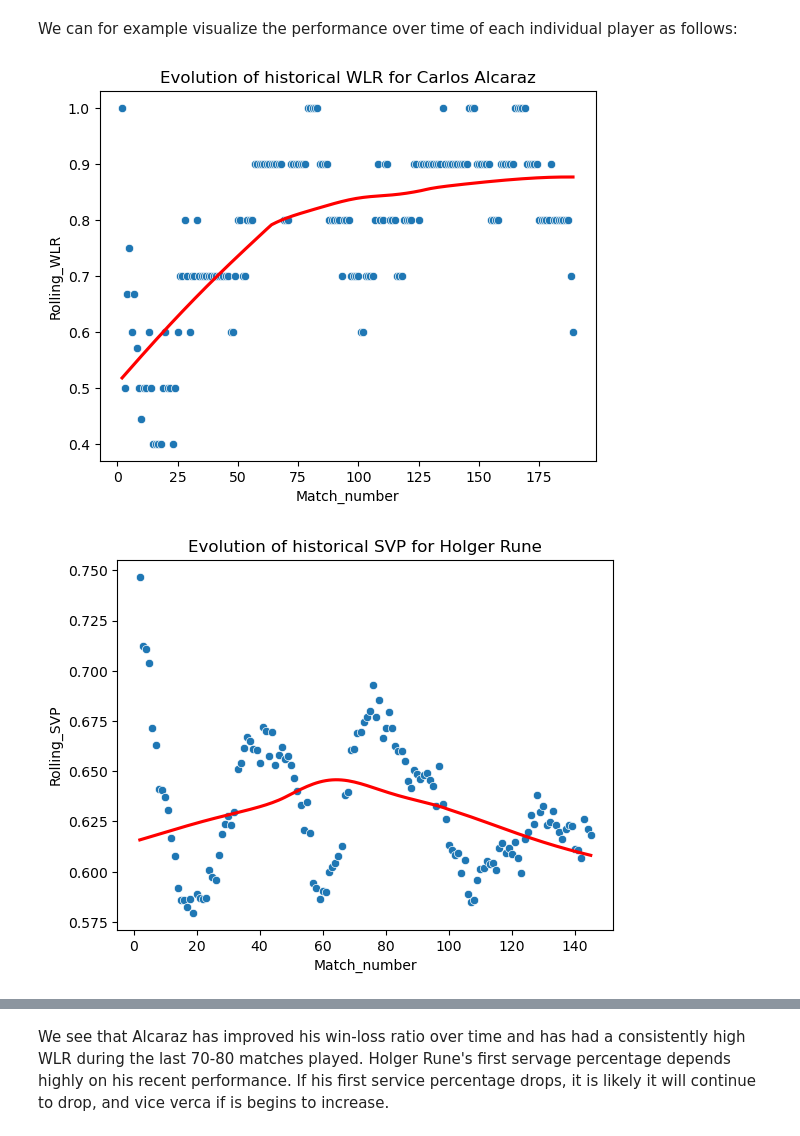
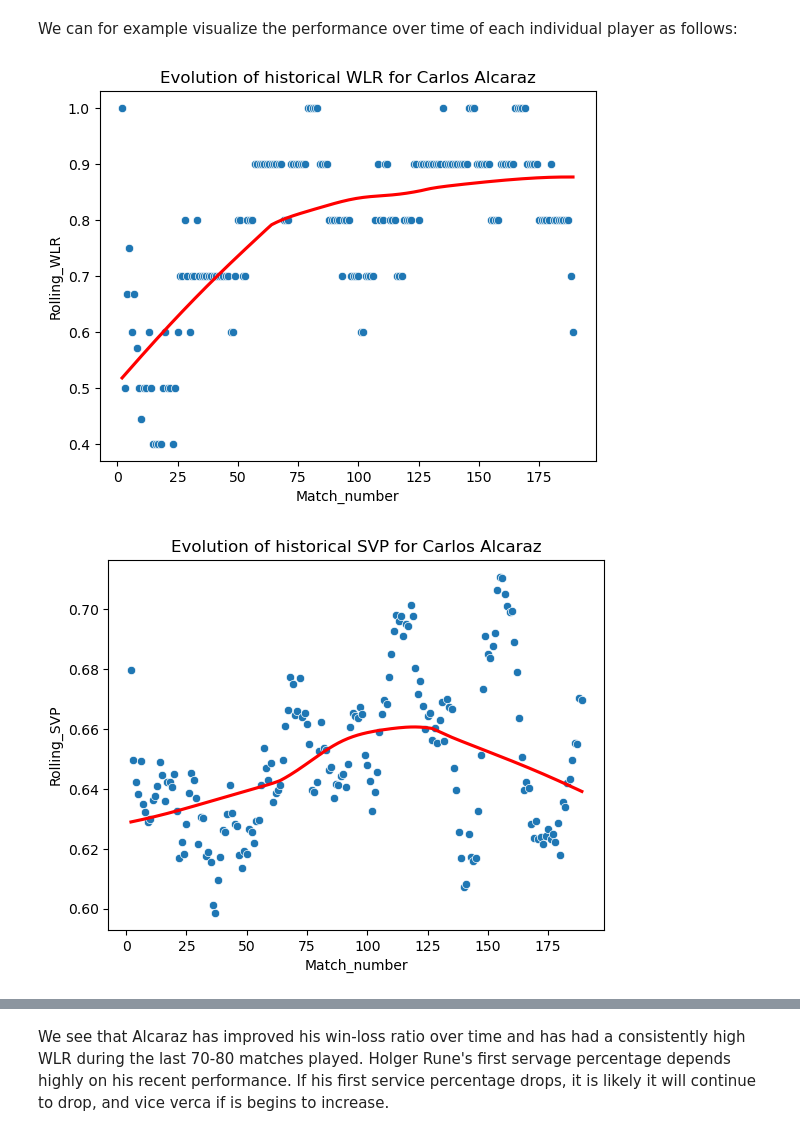
Before and after one commit to Alla977/Predicting-ATP-Tennis-Match-Outcomes, a Jupyter notebook: Data wrangling.ipynb, the cells around one changed output, grey strips where cells are left out. Drawn from its saved outputs; the diff is of its cells as text; code cells hidden in the pictures.

```diff
--- a/Data wrangling.ipynb
+++ b/Data wrangling.ipynb
@@ -393,7 +394,9 @@ def evolution(x,y,data, player, t=False):
 # %%
 all_matches_per_player.rename(columns={'player': 'Main_player_name'}, inplace=True)
 evolution(data = all_matches_per_player, player = 'Carlos Alcaraz',x='Match_number',y='Rolling_WLR')
+evolution(data = all_matches_per_player, player = 'Carlos Alcaraz',x='Match_number',y='Rolling_SVP')
+evolution(data = all_matches_per_player, player = 'Holger Rune',x='Match_number',y='Rolling_WLR')
 evolution(data = all_matches_per_player, player = 'Holger Rune',x='Match_number',y='Rolling_SVP')
 # %% [output]
 [figure]
-[figure, old version]
+[figure, new version]
```
Also changed, not shown: parts of 17 cells of this notebook.
